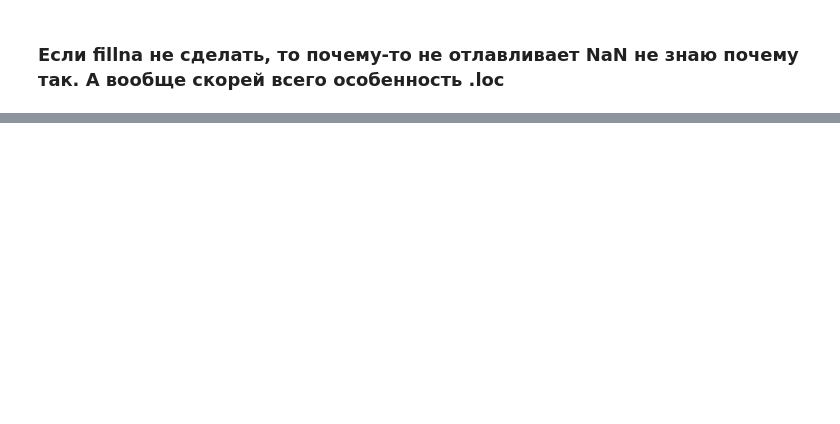
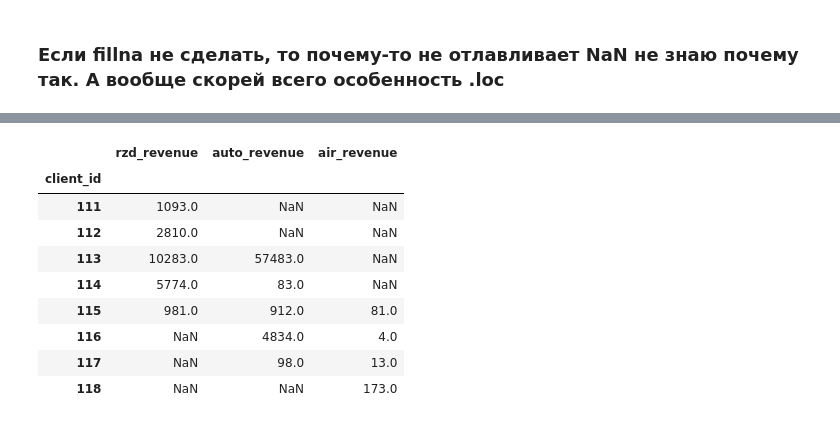
Before and after one commit to sadl1b/neto_hmrks, a Jupyter notebook: pnds/homework_3_joins/Klimov-pnds-3-joinsandetc.ipynb, the cells around one changed output, grey strips where cells are left out. Drawn from its saved outputs; the diff is of its cells as text; code cells hidden in the pictures; blank space fills up the shorter version.

```diff
--- a/pnds/homework_3_joins/Klimov-pnds-3-joinsandetc.ipynb
+++ b/pnds/homework_3_joins/Klimov-pnds-3-joinsandetc.ipynb
@@ -63,0 +223,14 @@ logs_df.head(100)
+# %%
+client_table = merged_outer.drop('address', axis=1)
+client_table.head(10)
+# %% [output]
+|  | rzd_revenue | auto_revenue | air_revenue |
+| client_id |  |  |  |
+| 111 | 1093.0 | NaN | NaN |
+| 112 | 2810.0 | NaN | NaN |
+| 113 | 10283.0 | 57483.0 | NaN |
+| 114 | 5774.0 | 83.0 | NaN |
+| 115 | 981.0 | 912.0 | 81.0 |
+| 116 | NaN | 4834.0 | 4.0 |
+| 117 | NaN | 98.0 | 13.0 |
+| 118 | NaN | NaN | 173.0 |
```
Also changed, not shown: parts of 13 cells of this notebook, 1 other file.
